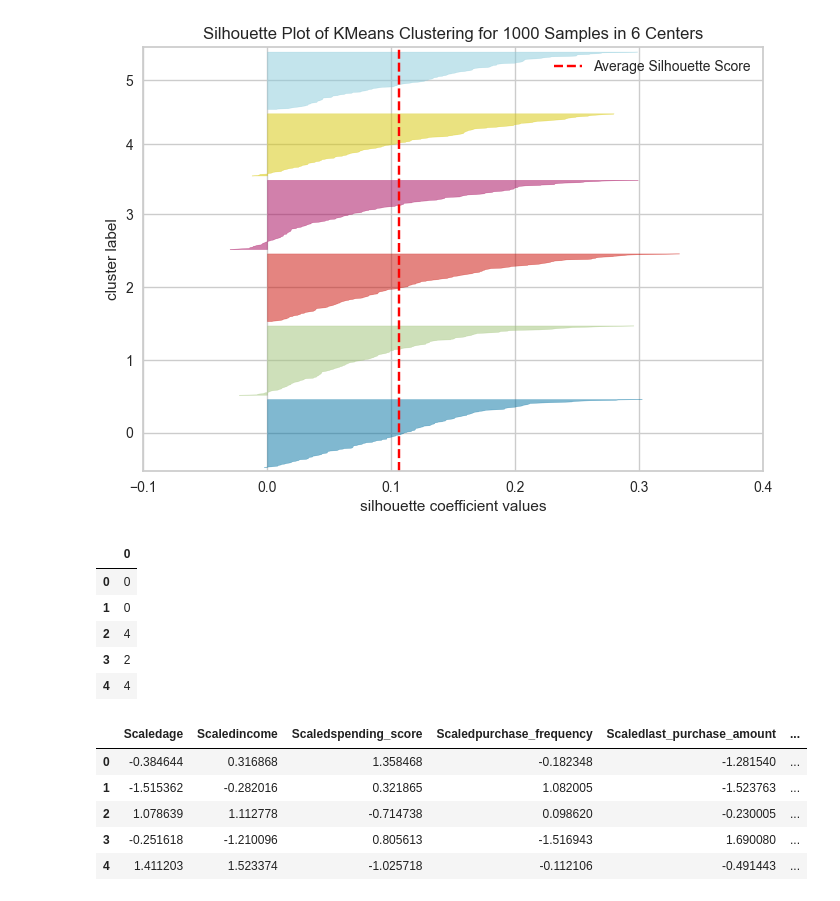
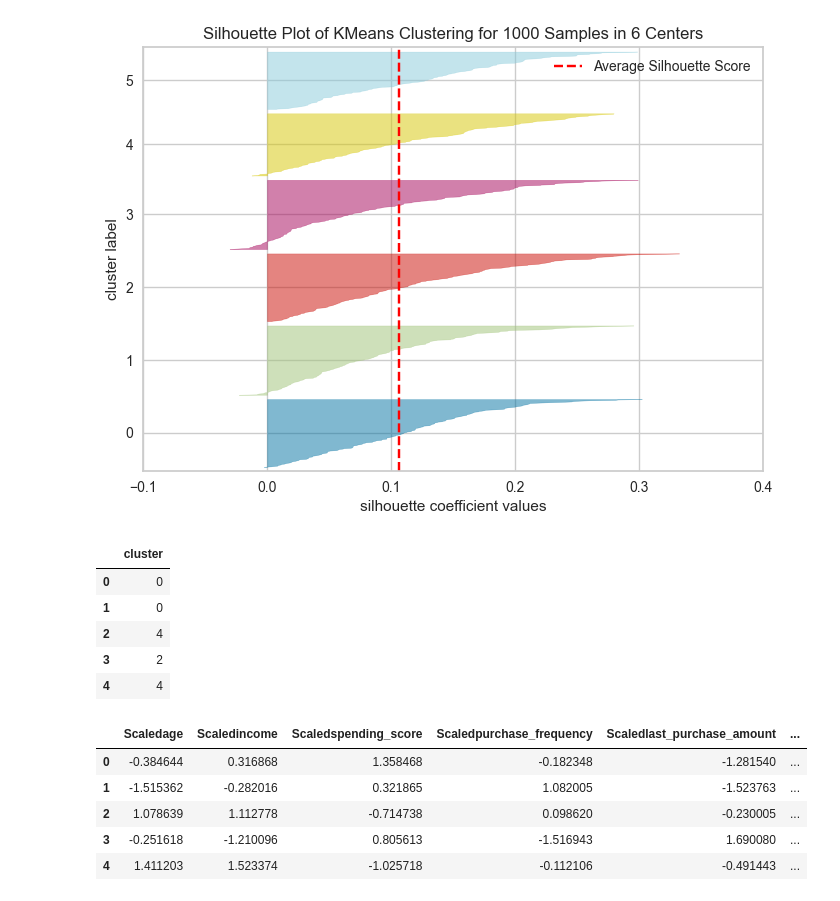
Before and after one commit to AThompson04/customer-segmentation, a Jupyter notebook: notebooks/model.ipynb, the cells around one changed output. Saved outputs shown, nothing was run; the diff lists cells and outputs as text; code cells hidden in the pictures.

```diff
--- a/notebooks/model.ipynb
+++ b/notebooks/model.ipynb
@@ -61,3 +64,10 @@ plt.savefig("../assets/sil.png", dpi=300, bbox_inches='tight')
 plt.show()
 # %% [output]
 [figure]
+# %%
+figa, ax = plt.subplots(4, 2, figsize=(10,15))
+for i in [2,3,4,5,6,7,8,9]:
+    kmean = KMeans(n_clusters=i, random_state=42)
+    q, mod = divmod(i, 2)
+    visualizer = SilhouetteVisualizer(kmean, colors='yellowbrick', ax=ax[q-1][mod])
+    visualizer.fit(df)
@@ -73,10 +85,10 @@ visualizer.show();
 km.fit(df)
 cluster_labels = km.labels_
 # %%
-clusters = pd.DataFrame(cluster_labels)
+clusters = pd.DataFrame(cluster_labels,columns=['cluster'])
 clusters.head()
 # %% [output]
-|  | 0 |
+|  | cluster |
 | 0 | 0 |
 | 1 | 0 |
 | 2 | 4 |
```
Also changed, not shown: parts of 48 cells of this notebook, 3 other files.
